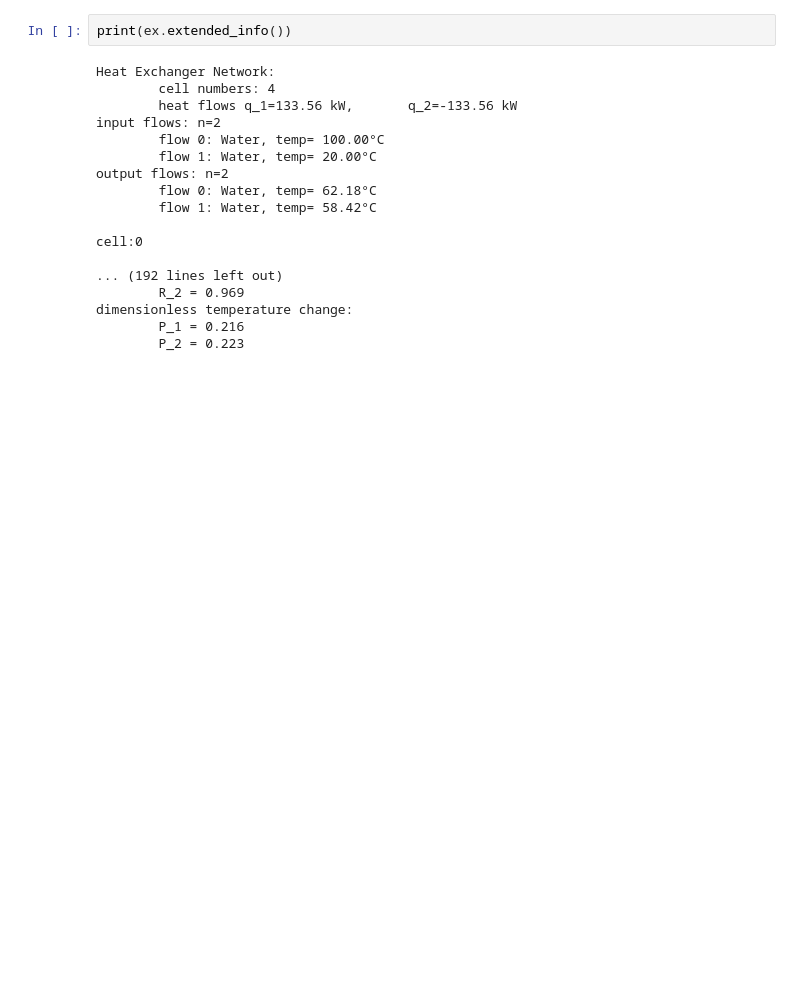
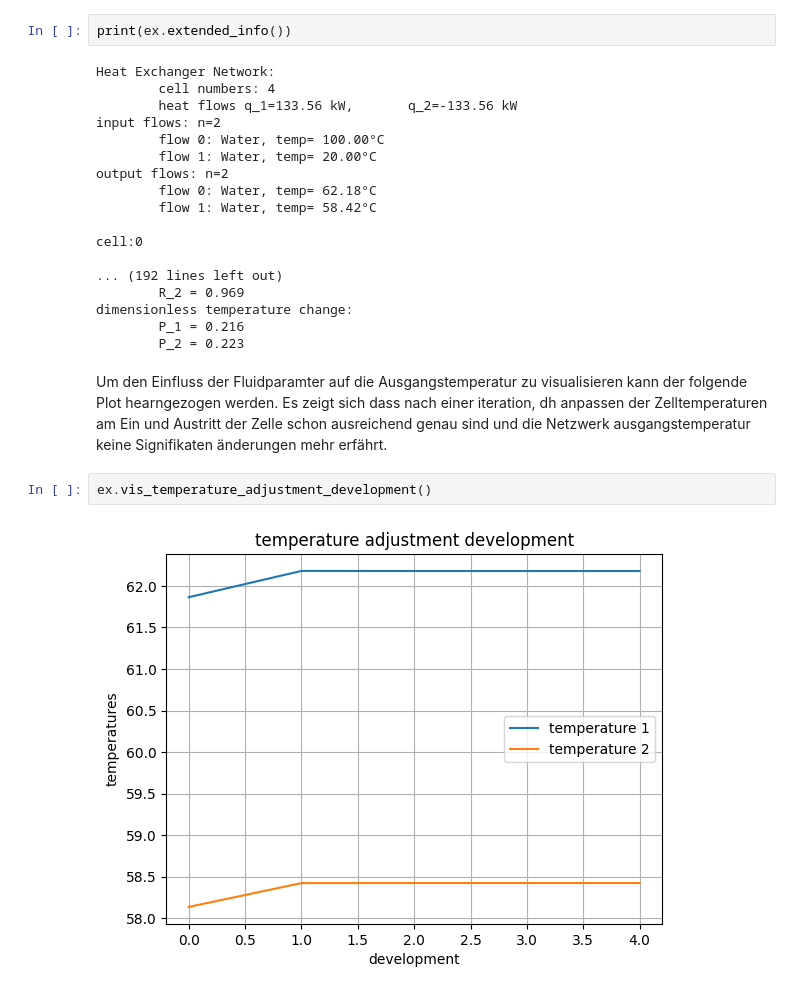
Before and after one commit to chris00Code/Heat-exchanger-design-tool, a Jupyter notebook: examples/heatexchanger_networks.ipynb, the cells around one changed output. Drawn from its saved outputs; the diff is of its cells as text; blank space fills up the shorter version.

```diff
--- a/examples/heatexchanger_networks.ipynb
+++ b/examples/heatexchanger_networks.ipynb
@@ -172,3 +173,9 @@ cell:0
 dimensionless temperature change:
         P_1 = 0.216
         P_2 = 0.223
+# %% [markdown]
+Um den Einfluss der Fluidparamter auf die Ausgangstemperatur zu visualisieren kann der folgende Plot hearngezogen werden. Es zeigt sich dass nach einer iteration, dh anpassen der Zelltemperaturen am Ein und Austritt der Zelle schon ausreichend genau sind und die Netzwerk ausgangstemperatur keine Signifikaten änderungen mehr erfährt.
+# %%
+ex.vis_temperature_adjustment_development()
+# %% [output]
+[figure, added]
```
Also changed, not shown: parts of 9 cells of this notebook.
